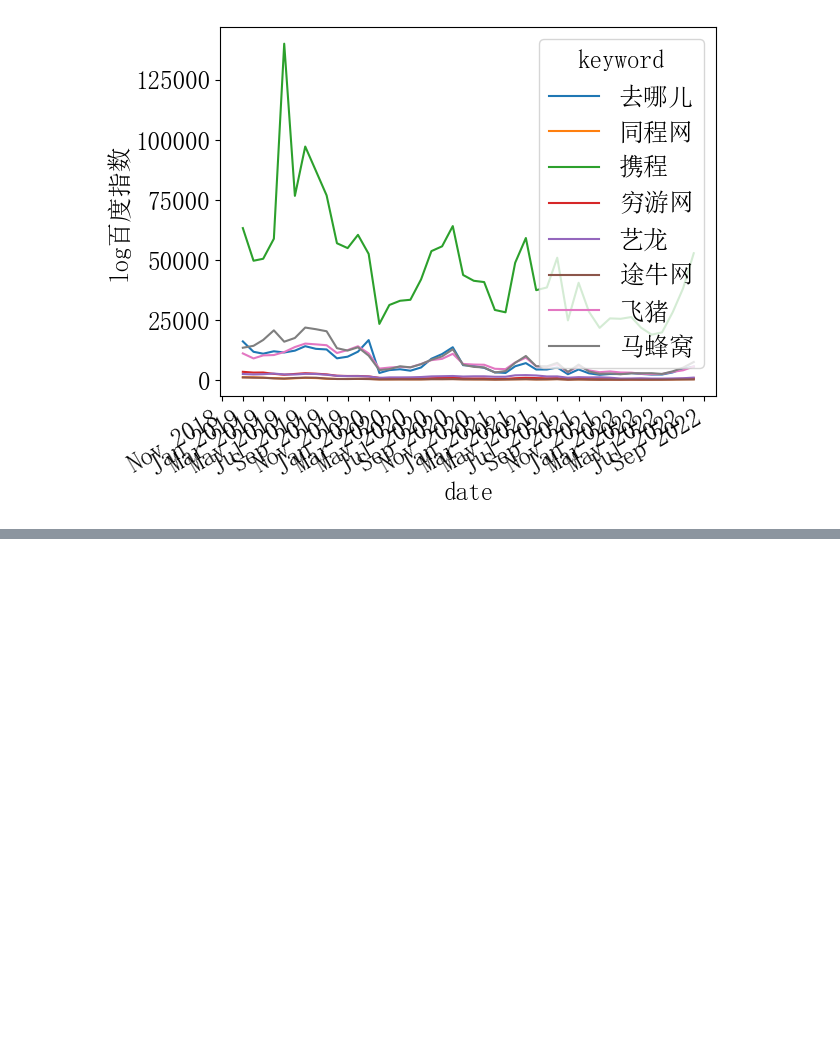
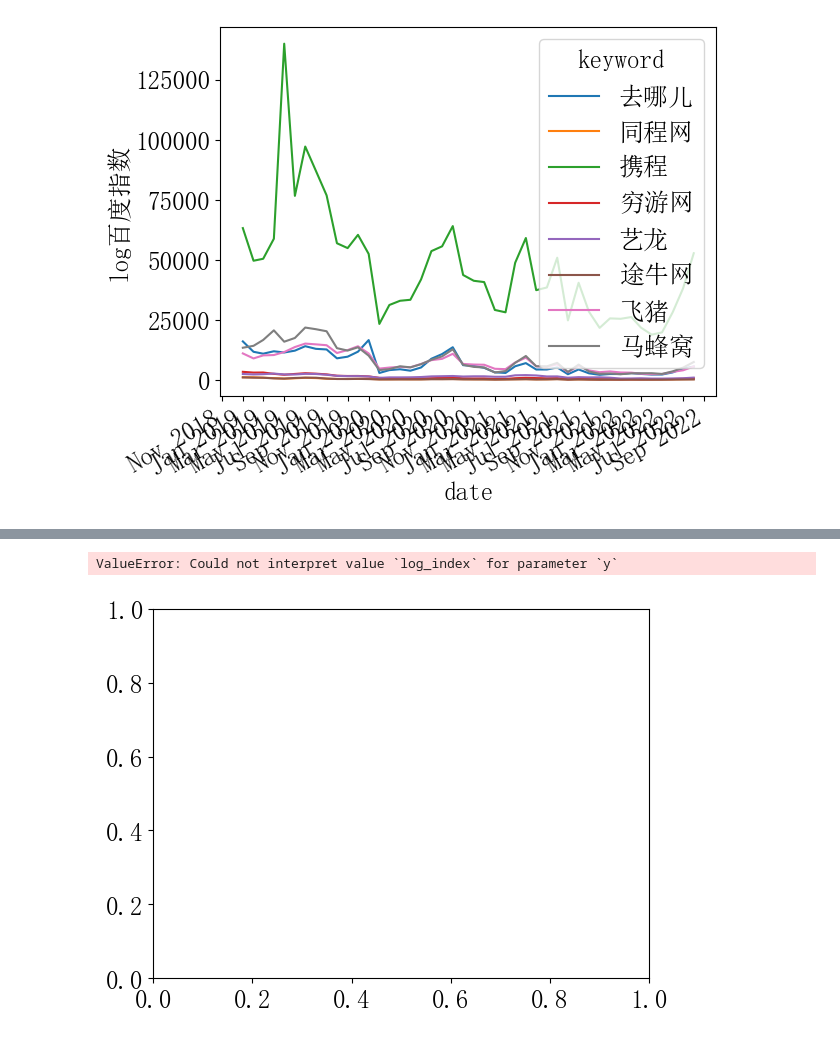
Before and after one commit to 1205129045x/baiduindex, a Jupyter notebook: 未命名.ipynb, the cells around one changed output, grey strips where cells are left out. Drawn from its saved outputs; the diff is of its cells as text; code cells hidden in the pictures; blank space fills up the shorter version.

```diff
--- a/未命名.ipynb
+++ b/未命名.ipynb
@@ -145,0 +154,21 @@ plt.show()
+# %%
+import matplotlib.ticker as ticker
+fig, ax = plt.subplots(constrained_layout=False)
+# ax.xaxis.set_major_locator(ticker.MultipleLocator(5))
+
+# plt.xticks(rotation=90)
+
+
+# sns.lineplot(data=data_df, x='date', y='index', hue='keyword',style="keyword")
+sns.lineplot(x='date',y='log_index',hue='keyword',data=data_df)
+ax.xaxis.set_major_locator(mdates.MonthLocator(interval=2))
+# ax.xaxis.set_major_locator(ticker.MultipleLocator(2))
+# ax.yaxis.set_major_locator(ticker.LogLocator(base=10.0))
+ax.xaxis.set_major_formatter(mdates.DateFormatter("%b %Y"))
+ax.yaxis.set_major_formatter(ticker.LogFormatterExponent(base=10))
+plt.setp(ax.get_xticklabels(), rotation=30, ha="right")
+plt.ylabel('log百度指数')
+plt.show()
+# %% [output]
+ValueError: Could not interpret value `log_index` for parameter `y`
+[figure, added]
```
Also changed, not shown: parts of 5 cells of this notebook.
